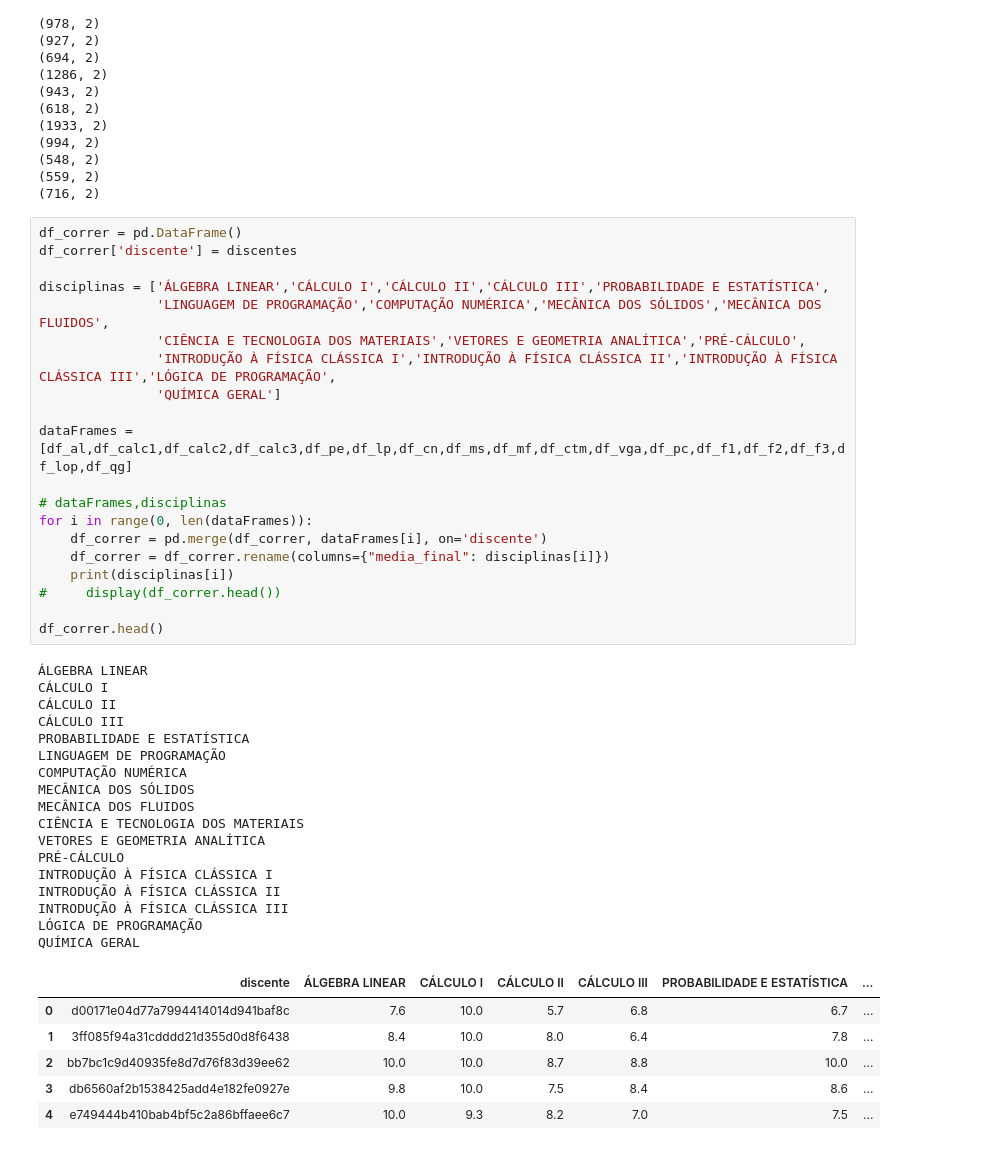
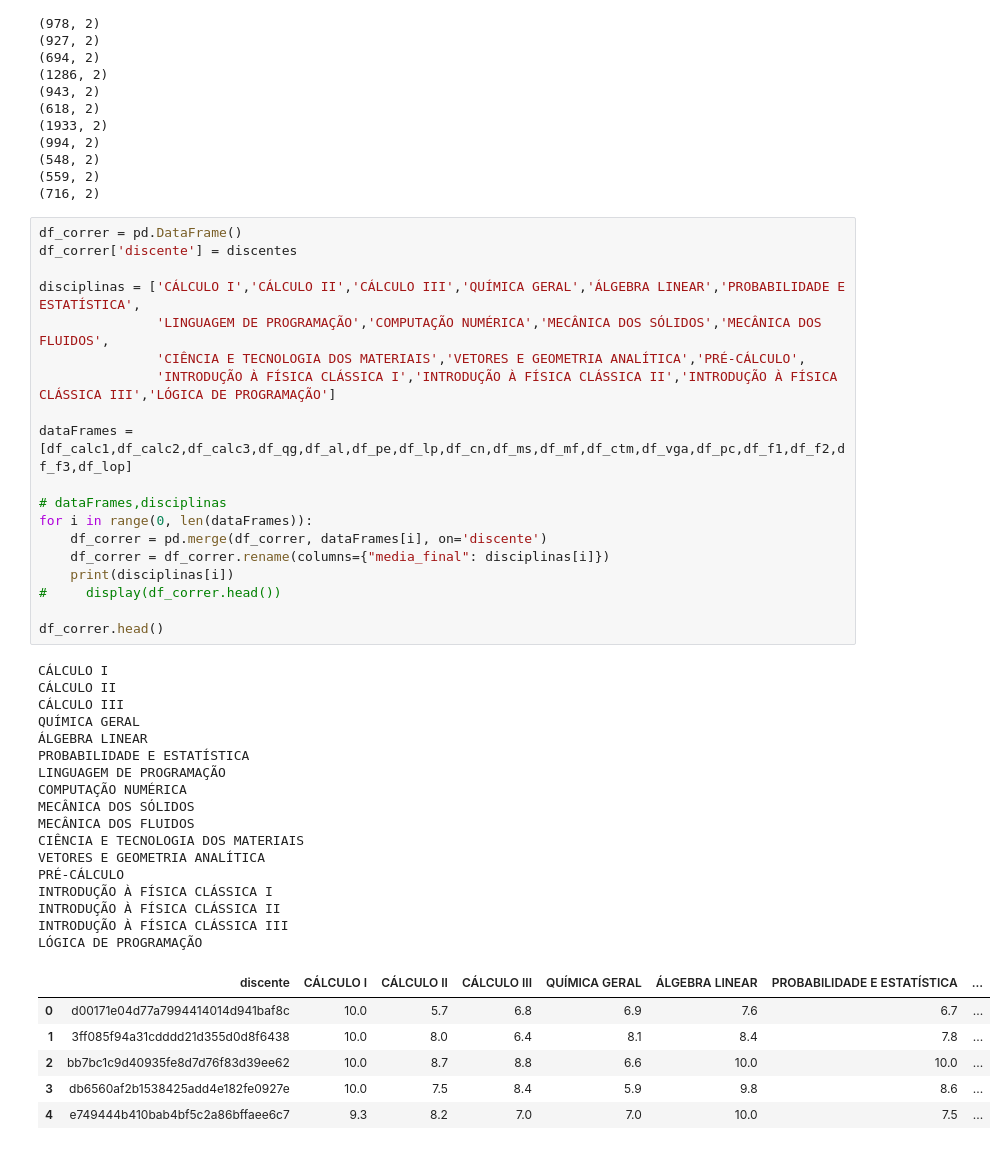
Before and after one commit to AndressaStefany/UFRN-data-analysis, a Jupyter notebook: correlacao.ipynb, the cells around one changed output. Saved outputs shown, nothing was run; the diff lists cells and outputs as text.

```diff
--- a/correlacao.ipynb
+++ b/correlacao.ipynb
@@ -221,43 +221,42 @@ print(df_ctm.shape)
 df_correr = pd.DataFrame()
 df_correr['discente'] = discentes
 
-disciplinas = ['ÁLGEBRA LINEAR','CÁLCULO I','CÁLCULO II','CÁLCULO III','PROBABILIDADE E ESTATÍSTICA',
+disciplinas = ['CÁLCULO I','CÁLCULO II','CÁLCULO III','QUÍMICA GERAL','ÁLGEBRA LINEAR','PROBABILIDADE E ESTATÍSTICA',
                'LINGUAGEM DE PROGRAMAÇÃO','COMPUTAÇÃO NUMÉRICA','MECÂNICA DOS SÓLIDOS','MECÂNICA DOS FLUIDOS',
                'CIÊNCIA E TECNOLOGIA DOS MATERIAIS','VETORES E GEOMETRIA ANALÍTICA','PRÉ-CÁLCULO',
-               'INTRODUÇÃO À FÍSICA CLÁSSICA I','INTRODUÇÃO À FÍSICA CLÁSSICA II','INTRODUÇÃO À FÍSICA CLÁSSICA III','LÓGICA DE PROGRAMAÇÃO',
-               'QUÍMICA GERAL']
+               'INTRODUÇÃO À FÍSICA CLÁSSICA I','INTRODUÇÃO À FÍSICA CLÁSSICA II','INTRODUÇÃO À FÍSICA CLÁSSICA III','LÓGICA DE PROGRAMAÇÃO']
 
-dataFrames = [df_al,df_calc1,df_calc2,df_calc3,df_pe,df_lp,df_cn,df_ms,df_mf,df_ctm,df_vga,df_pc,df_f1,df_f2,df_f3,df_lop,df_qg]
+dataFrames = [df_calc1,df_calc2,df_calc3,df_qg,df_al,df_pe,df_lp,df_cn,df_ms,df_mf,df_ctm,df_vga,df_pc,df_f1,df_f2,df_f3,df_lop]
 
 # dataFrames,disciplinas
 for i in range(0, len(dataFrames)):
     df_correr = pd.merge(df_correr, dataFrames[i], on='discente')
     df_correr = df_correr.rename(columns={"media_final": disciplinas[i]})
     print(disciplinas[i])
 #     display(df_correr.head())
 
 df_correr.head()
 # %% [output]
-ÁLGEBRA LINEAR
 CÁLCULO I
 CÁLCULO II
 CÁLCULO III
+QUÍMICA GERAL
+ÁLGEBRA LINEAR
 PROBABILIDADE E ESTATÍSTICA
 LINGUAGEM DE PROGRAMAÇÃO
 COMPUTAÇÃO NUMÉRICA
 MECÂNICA DOS SÓLIDOS
 MECÂNICA DOS FLUIDOS
 CIÊNCIA E TECNOLOGIA DOS MATERIAIS
 VETORES E GEOMETRIA ANALÍTICA
 PRÉ-CÁLCULO
 INTRODUÇÃO À FÍSICA CLÁSSICA I
 INTRODUÇÃO À FÍSICA CLÁSSICA II
 INTRODUÇÃO À FÍSICA CLÁSSICA III
 LÓGICA DE PROGRAMAÇÃO
-QUÍMICA GERAL
-|  | discente | ÁLGEBRA LINEAR | CÁLCULO I | CÁLCULO II | CÁLCULO III | PROBABILIDADE E ESTATÍSTICA | ... |
-| 0 | d00171e04d77a7994414014d941baf8c | 7.6 | 10.0 | 5.7 | 6.8 | 6.7 | ... |
-| 1 | 3ff085f94a31cdddd21d355d0d8f6438 | 8.4 | 10.0 | 8.0 | 6.4 | 7.8 | ... |
-| 2 | bb7bc1c9d40935fe8d7d76f83d39ee62 | 10.0 | 10.0 | 8.7 | 8.8 | 10.0 | ... |
-| 3 | db6560af2b1538425add4e182fe0927e | 9.8 | 10.0 | 7.5 | 8.4 | 8.6 | ... |
-| 4 | e749444b410bab4bf5c2a86bffaee6c7 | 10.0 | 9.3 | 8.2 | 7.0 | 7.5 | ... |
+|  | discente | CÁLCULO I | CÁLCULO II | CÁLCULO III | QUÍMICA GERAL | ÁLGEBRA LINEAR | PROBABILIDADE E ESTATÍSTICA | ... |
+| 0 | d00171e04d77a7994414014d941baf8c | 10.0 | 5.7 | 6.8 | 6.9 | 7.6 | 6.7 | ... |
+| 1 | 3ff085f94a31cdddd21d355d0d8f6438 | 10.0 | 8.0 | 6.4 | 8.1 | 8.4 | 7.8 | ... |
+| 2 | bb7bc1c9d40935fe8d7d76f83d39ee62 | 10.0 | 8.7 | 8.8 | 6.6 | 10.0 | 10.0 | ... |
+| 3 | db6560af2b1538425add4e182fe0927e | 10.0 | 7.5 | 8.4 | 5.9 | 9.8 | 8.6 | ... |
+| 4 | e749444b410bab4bf5c2a86bffaee6c7 | 9.3 | 8.2 | 7.0 | 7.0 | 10.0 | 7.5 | ... |
```
Also changed, not shown: parts of 3 cells of this notebook.
